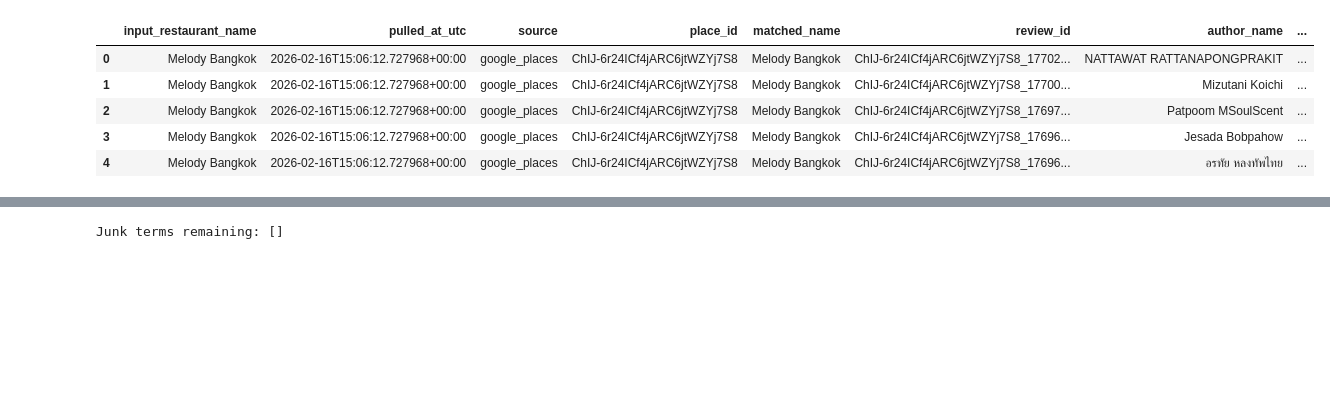
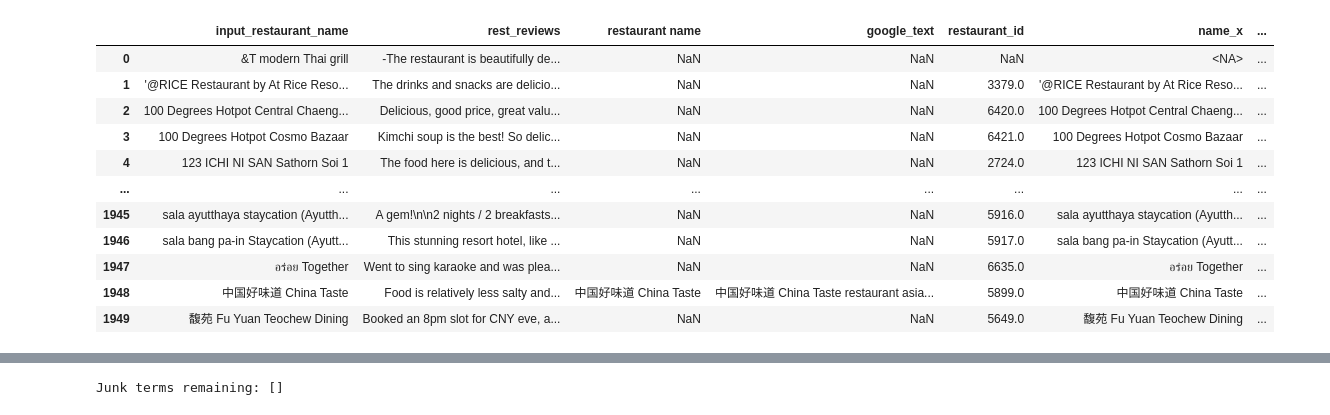
Before and after one commit to liyunling2/OPE, a Jupyter notebook: clustering/clustering.ipynb, the cells around one changed output, grey strips where cells are left out. Saved outputs shown, nothing was run; the diff lists cells and outputs as text; code cells hidden in the pictures; blank space fills up the shorter version.

Commit message:
Included valid bookings with currency & google restaurants from feature eng folder. Also refined clustering

```diff
--- a/clustering/clustering.ipynb
+++ b/clustering/clustering.ipynb
@@ -18,0 +8,17 @@ placesapinew = pd.read_csv("../_1_eda/places_api_new_results.csv")
+# %%
+# 1. Gather review/text data
+kol_posts = pd.read_csv("../data/kol/KOL_Posts.csv")
+rest = pd.read_parquet("../data/mv_dataset_parquet/restaurants.parquet")
+placesapinew = pd.read_csv("../_1_eda/places_api_new_results.csv")
+rest_agg = pd.read_parquet("../_1_eda/restaurant_agg.parquet")
+eda_valid_bookings = pd.read_parquet("../_1_eda/valid_bookings.parquet")
+
+latest = pd.read_parquet("../_2_feature_engineering+momentum/start/latest.parquet")
+priority = pd.read_parquet("../_2_feature_engineering+momentum/start/priority_latest_momentum_labels.parquet")
+val_bookings = pd.read_parquet("../_2_feature_engineering+momentum/start/valid_bookings_with_currency_and_google_restaurants_without_duplicates.parquet")
+valid_bookings = pd.read_parquet('../_2_feature_engineering+momentum/start/valid_bookings.parquet')
+
+rest_reviews = pd.read_parquet("../_3_marketing/restaurant_reviews.parquet")
+rest_best_reviews = pd.read_parquet("../_3_marketing/restaurant_reviews_all_best.parquet")
+
+eda_valid_bookings.columns
@@ -25,7 +72,7 @@ kol_aggregated = (
 )
 kol_aggregated.columns = ['Restaurant Name', 'kol_text']
 
-#print(kol_aggregated)
+print('kol_aggregated shape:', kol_aggregated.shape) # Shape = (301, 2)
 
 placesapinew['google_text'] = ( # Combine relevant fields from placesapinew into one text string for each restaurant
         placesapinew['input_string'].fillna('') + ' ' +
@@ -45,20 +92,45 @@ places_merged = placesapinew.merge(
 # Merge dataset with both the google text and the KOL text for each restaurant
 places_aggregated = places_merged[['Restaurant Name', 'google_text']].rename(
     columns={'Restaurant Name': 'restaurant name'}
+) # Shape = 2395
+
+# Aggregate rest reviews per restaurant
+rest_reviews_agg = (
+    rest_reviews.groupby('input_restaurant_name')['review_text']
+    .apply(lambda x: ' '.join(x.dropna().astype(str)))
+    .reset_index()
 )
+rest_reviews_agg.columns = ['input_restaurant_name', 'rest_reviews']
+print('rest_reviews_agg shape:', rest_reviews_agg.shape) # Shape = (1947, 2)
 
-rest_reviews['rest_reviews'] = ( # Combine restaurant name and review text into one string for clustering
-    rest_reviews['input_restaurant_name'].fillna('') + ' ' +
-    rest_reviews['review_text'].fillna('').str.replace(',', ' ')
-)
-
-rest_places_merged = rest_reviews.merge( # Merge restaurant reviews with the aggregated places data to get a combined dataset for clustering
+rest_places_merged = rest_reviews_agg.merge( # Merge restaurant reviews with the aggregated places data to get a combined dataset for clustering
     places_aggregated,
-    left_on='input_restaurant_name', # Assuming 'input_string' in rest_reviews corresponds to 'restaurant name' in places_aggregated
+    left_on='input_restaurant_name', # Assuming 'input_restaurant_name' in rest_reviews corresponds to 'restaurant name' in places_aggregated
     right_on='restaurant name', # Merge on restaurant name
     how='left'
 )
+print('rest_places_merged shape:', rest_places_merged.shape) # Shape = (1950, 3)
 
-places_aggregated.head()
-rest_places_merged.head()
+merge_id = rest_places_merged = rest_places_merged.merge( # Merge restaurant reviews with the original restaurant data to get restaurant_id for merging with bookings
+    rest,
+    left_on='input_restaurant_name', # Assuming 'input_restaurant_name' in rest_reviews corresponds to 'name' in rest
+    right_on='name', # Merge on restaurant name
+    how='left'
+)
+print('merge id shape:', merge_id.shape) # Shape = (1950, 7)
+
+# Aggregate valid bookings per restaurant
+val_bookings_agg = val_bookings.groupby('restaurant_id').count()
+val_bookings_agg.reset_index(inplace=True)
+print('val_bookings_agg shape:', val_bookings_agg.shape) # Shape = (1737, 7)
+
+id_bookings = merge_id.merge( # Merge the combined restaurant reviews and places data with the valid bookings data to get the final dataset for clustering
+    val_bookings_agg,
+    left_on='restaurant_id', # Assuming 'restaurant_id' in rest corresponds to 'restaurant_id' in eda_valid_bookings
+    right_on='restaurant_id', # Merge on restaurant_id
+    how='left'
+)
+print('id_bookings shape:', id_bookings.shape) # Shape = (1950, 7)
+print('Unique restaurants in id_bookings:', id_bookings['input_restaurant_name'].nunique()) # 1947
+id_bookings
 # %% [output]
@@ -65,6 +144,12 @@ rest_places_merged.head()
-|  | input_restaurant_name | pulled_at_utc | source | place_id | matched_name | review_id | author_name | ... |
-| 0 | Melody Bangkok | 2026-02-16T15:06:12.727968+00:00 | google_places | ChIJ-6r24ICf4jARC6jtWZYj7S8 | Melody Bangkok | ChIJ-6r24ICf4jARC6jtWZYj7S8_17702... | NATTAWAT RATTANAPONGPRAKIT | ... |
-| 1 | Melody Bangkok | 2026-02-16T15:06:12.727968+00:00 | google_places | ChIJ-6r24ICf4jARC6jtWZYj7S8 | Melody Bangkok | ChIJ-6r24ICf4jARC6jtWZYj7S8_17700... | Mizutani Koichi | ... |
-| 2 | Melody Bangkok | 2026-02-16T15:06:12.727968+00:00 | google_places | ChIJ-6r24ICf4jARC6jtWZYj7S8 | Melody Bangkok | ChIJ-6r24ICf4jARC6jtWZYj7S8_17697... | Patpoom MSoulScent | ... |
-| 3 | Melody Bangkok | 2026-02-16T15:06:12.727968+00:00 | google_places | ChIJ-6r24ICf4jARC6jtWZYj7S8 | Melody Bangkok | ChIJ-6r24ICf4jARC6jtWZYj7S8_17696... | Jesada Bobpahow | ... |
-| 4 | Melody Bangkok | 2026-02-16T15:06:12.727968+00:00 | google_places | ChIJ-6r24ICf4jARC6jtWZYj7S8 | Melody Bangkok | ChIJ-6r24ICf4jARC6jtWZYj7S8_17696... | อรทัย หลงทัพไทย | ... |
+|  | input_restaurant_name | rest_reviews | restaurant name | google_text | restaurant_id | name_x | ... |
+| 0 | &T modern Thai grill | -The restaurant is beautifully de... | NaN | NaN | NaN | <NA> | ... |
+| 1 | '@RICE Restaurant by At Rice Reso... | The drinks and snacks are delicio... | NaN | NaN | 3379.0 | '@RICE Restaurant by At Rice Reso... | ... |
+| 2 | 100 Degrees Hotpot Central Chaeng... | Delicious, good price, great valu... | NaN | NaN | 6420.0 | 100 Degrees Hotpot Central Chaeng... | ... |
+| 3 | 100 Degrees Hotpot Cosmo Bazaar | Kimchi soup is the best! So delic... | NaN | NaN | 6421.0 | 100 Degrees Hotpot Cosmo Bazaar | ... |
+| 4 | 123 ICHI NI SAN Sathorn Soi 1 | The food here is delicious, and t... | NaN | NaN | 2724.0 | 123 ICHI NI SAN Sathorn Soi 1 | ... |
+| ... | ... | ... | ... | ... | ... | ... | ... |
+| 1945 | sala ayutthaya staycation (Ayutth... | A gem!\n\n2 nights / 2 breakfasts... | NaN | NaN | 5916.0 | sala ayutthaya staycation (Ayutth... | ... |
+| 1946 | sala bang pa-in Staycation (Ayutt... | This stunning resort hotel, like ... | NaN | NaN | 5917.0 | sala bang pa-in Staycation (Ayutt... | ... |
+| 1947 | อร่อย Together | Went to sing karaoke and was plea... | NaN | NaN | 6635.0 | อร่อย Together | ... |
+| 1948 | 中国好味道 China Taste | Food is relatively less salty and... | 中国好味道 China Taste | 中国好味道 China Taste restaurant asia... | 5899.0 | 中国好味道 China Taste | ... |
+| 1949 | 馥苑 Fu Yuan Teochew Dining | Booked an 8pm slot for CNY eve, a... | NaN | NaN | 5649.0 | 馥苑 Fu Yuan Teochew Dining | ... |
```
Also changed, not shown: parts of 28 cells of this notebook, 1 other file.
